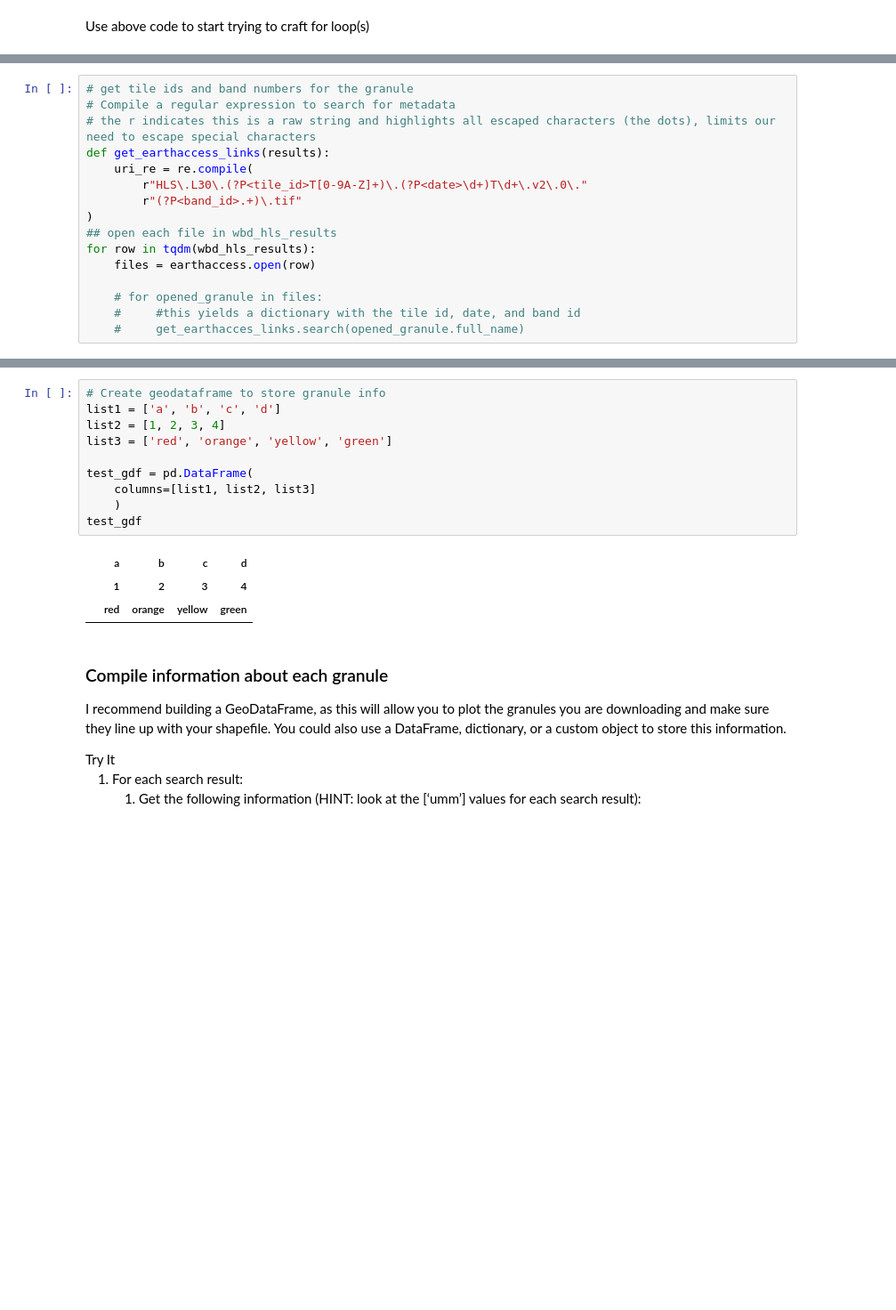
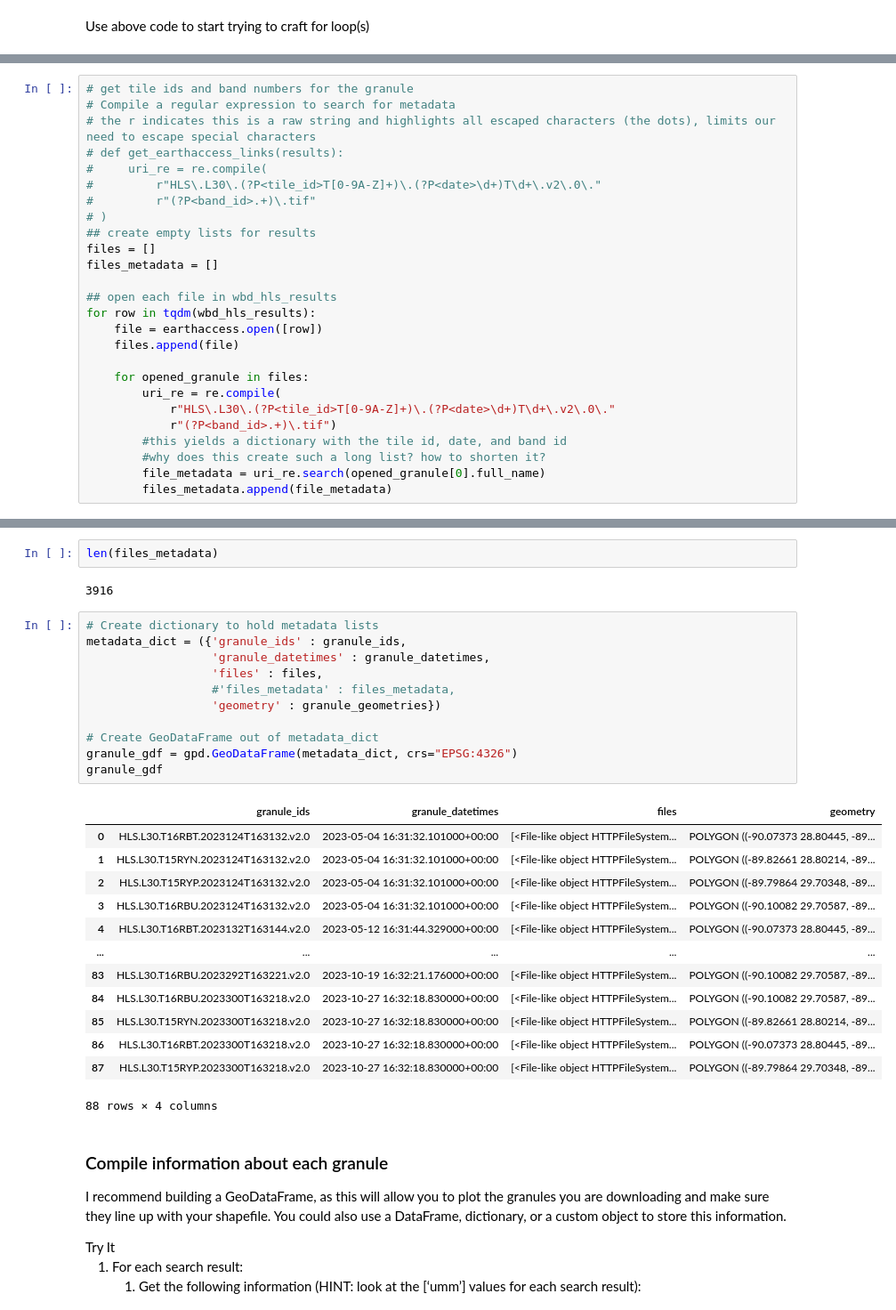
Before and after one commit to earthlab-education/clustering-hanried, a Jupyter notebook: clustering.ipynb, the cells around one changed output, grey strips where cells are left out. Shown at 89% size. Drawn from its saved outputs; the diff is of its cells as text; blank space fills up the shorter version.

Commit message:
worked on opening granules and getting granule metadata

```diff
--- a/clustering.ipynb
+++ b/clustering.ipynb
@@ -576,15 +567,25 @@ granule_gdf
 # get tile ids and band numbers for the granule
 # Compile a regular expression to search for metadata
 # the r indicates this is a raw string and highlights all escaped characters (the dots), limits our need to escape special characters
-def get_earthaccess_links(results):
-    uri_re = re.compile(
-        r"HLS\.L30\.(?P<tile_id>T[0-9A-Z]+)\.(?P<date>\d+)T\d+\.v2\.0\."
-        r"(?P<band_id>.+)\.tif"
-)
+# def get_earthaccess_links(results):
+#     uri_re = re.compile(
+#         r"HLS\.L30\.(?P<tile_id>T[0-9A-Z]+)\.(?P<date>\d+)T\d+\.v2\.0\."
+#         r"(?P<band_id>.+)\.tif"
+# )
+## create empty lists for results
+files = []
+files_metadata = []
+
 ## open each file in wbd_hls_results
 for row in tqdm(wbd_hls_results):
-    files = earthaccess.open(row)
+    file = earthaccess.open([row])
+    files.append(file)
 
-    # for opened_granule in files:
-    #     #this yields a dictionary with the tile id, date, and band id
-    #     get_earthacces_links.search(opened_granule.full_name)
+    for opened_granule in files:
+        uri_re = re.compile(
+            r"HLS\.L30\.(?P<tile_id>T[0-9A-Z]+)\.(?P<date>\d+)T\d+\.v2\.0\."
+            r"(?P<band_id>.+)\.tif")
+        #this yields a dictionary with the tile id, date, and band id
+        #why does this create such a long list? how to shorten it?
+        file_metadata = uri_re.search(opened_granule[0].full_name)
+        files_metadata.append(file_metadata)
@@ -593,17 +642,32 @@ DispatchError: ('_open: 0 methods found', (<class 'earthaccess.store.Store'>, <c
+# %%
+len(files_metadata)
+# %% [output]
+3916
 # %%
-# Create geodataframe to store granule info
-list1 = ['a', 'b', 'c', 'd']
-list2 = [1, 2, 3, 4]
-list3 = ['red', 'orange', 'yellow', 'green']
+# Create dictionary to hold metadata lists
+metadata_dict = ({'granule_ids' : granule_ids,
+                  'granule_datetimes' : granule_datetimes,
+                  'files' : files,
+                  #'files_metadata' : files_metadata,
+                  'geometry' : granule_geometries})
 
-test_gdf = pd.DataFrame(
-    columns=[list1, list2, list3]
-    )
-test_gdf
+# Create GeoDataFrame out of metadata_dict
+granule_gdf = gpd.GeoDataFrame(metadata_dict, crs="EPSG:4326")
+granule_gdf
 # %% [output]
-|  | a | b | c | d |
-|  | 1 | 2 | 3 | 4 |
-|  | red | orange | yellow | green |
+|  | granule_ids | granule_datetimes | files | geometry |
+| 0 | HLS.L30.T16RBT.2023124T163132.v2.0 | 2023-05-04 16:31:32.101000+00:00 | [<File-like object HTTPFileSystem... | POLYGON ((-90.07373 28.80445, -89... |
+| 1 | HLS.L30.T15RYN.2023124T163132.v2.0 | 2023-05-04 16:31:32.101000+00:00 | [<File-like object HTTPFileSystem... | POLYGON ((-89.82661 28.80214, -89... |
+| 2 | HLS.L30.T15RYP.2023124T163132.v2.0 | 2023-05-04 16:31:32.101000+00:00 | [<File-like object HTTPFileSystem... | POLYGON ((-89.79864 29.70348, -89... |
+| 3 | HLS.L30.T16RBU.2023124T163132.v2.0 | 2023-05-04 16:31:32.101000+00:00 | [<File-like object HTTPFileSystem... | POLYGON ((-90.10082 29.70587, -89... |
+| 4 | HLS.L30.T16RBT.2023132T163144.v2.0 | 2023-05-12 16:31:44.329000+00:00 | [<File-like object HTTPFileSystem... | POLYGON ((-90.07373 28.80445, -89... |
+| ... | ... | ... | ... | ... |
+| 83 | HLS.L30.T16RBU.2023292T163221.v2.0 | 2023-10-19 16:32:21.176000+00:00 | [<File-like object HTTPFileSystem... | POLYGON ((-90.10082 29.70587, -89... |
+| 84 | HLS.L30.T16RBU.2023300T163218.v2.0 | 2023-10-27 16:32:18.830000+00:00 | [<File-like object HTTPFileSystem... | POLYGON ((-90.10082 29.70587, -89... |
+| 85 | HLS.L30.T15RYN.2023300T163218.v2.0 | 2023-10-27 16:32:18.830000+00:00 | [<File-like object HTTPFileSystem... | POLYGON ((-89.82661 28.80214, -89... |
+| 86 | HLS.L30.T16RBT.2023300T163218.v2.0 | 2023-10-27 16:32:18.830000+00:00 | [<File-like object HTTPFileSystem... | POLYGON ((-90.07373 28.80445, -89... |
+| 87 | HLS.L30.T15RYP.2023300T163218.v2.0 | 2023-10-27 16:32:18.830000+00:00 | [<File-like object HTTPFileSystem... | POLYGON ((-89.79864 29.70348, -89... |
+88 rows × 4 columns
 # %% [markdown]
 ### Compile information about each granule
 
```
Also changed, not shown: parts of 7 cells of this notebook.
